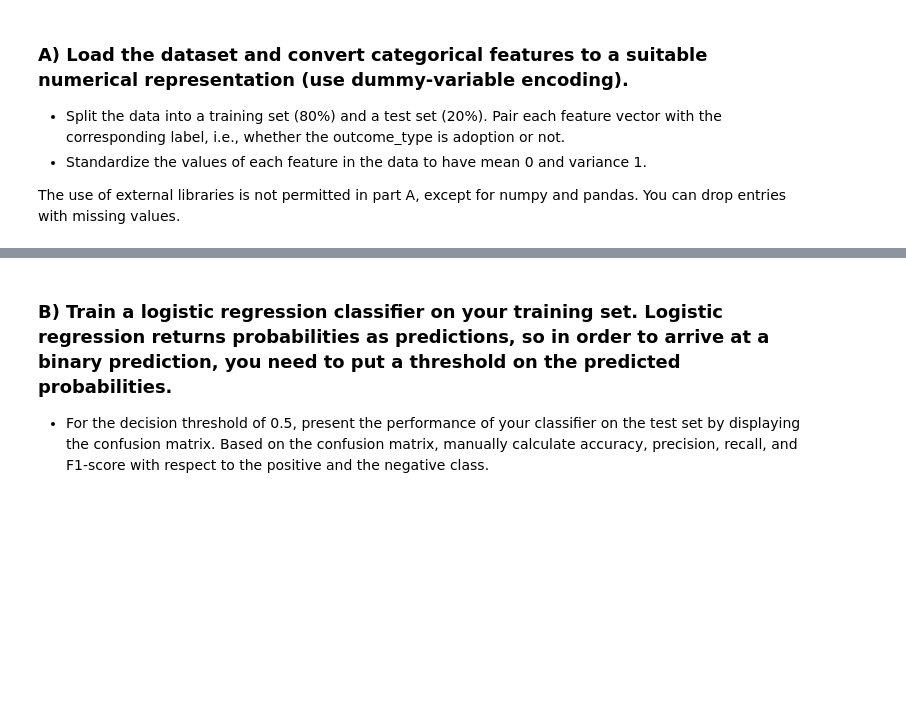
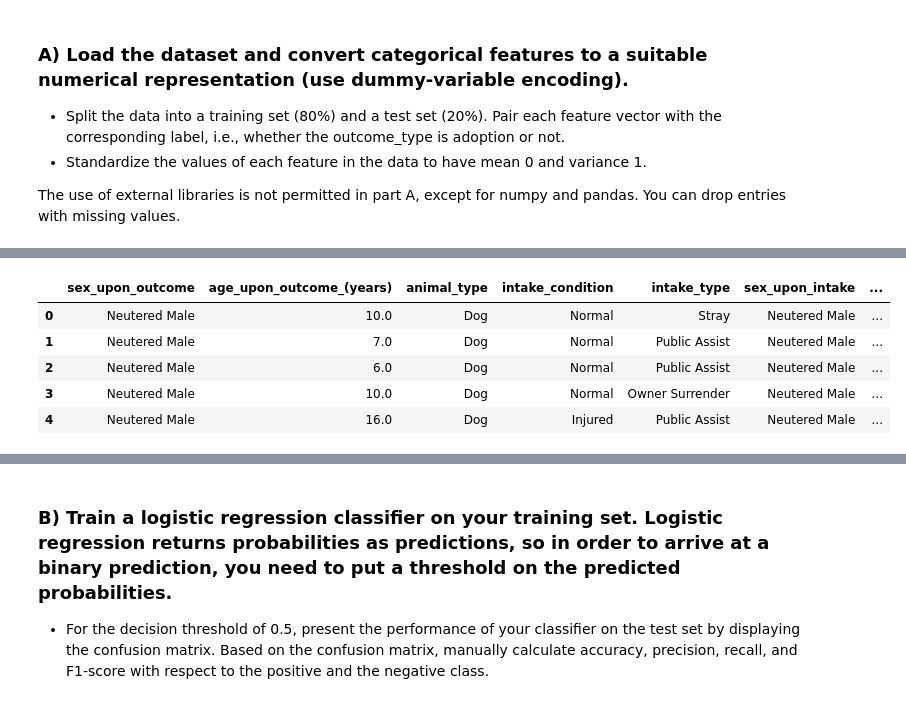
Before and after one commit to floribau/EPFL-ADA-2026, a Jupyter notebook: Exercises/07 - Learning from data - Applied machine learning/AppliedML.ipynb, the cells around one changed output, grey strips where cells are left out. Saved outputs shown, nothing was run; the diff lists cells and outputs as text; code cells hidden in the pictures; blank space fills up the shorter version.

```diff
--- a/Exercises/07 - Learning from data - Applied machine learning/AppliedML.ipynb
+++ b/Exercises/07 - Learning from data - Applied machine learning/AppliedML.ipynb
@@ -42,0 +63,12 @@ original_data = pd.read_csv(data_folder+'aac_intakes_outcomes.csv', usecols=colu
+# %%
+mask = np.random.rand(len(data)) < 0.8
+train_data, test_data = [data[mask].reset_index(drop=True), data[~mask].reset_index(drop=True)]
+
+train_data.head()
+# %% [output]
+|  | sex_upon_outcome | age_upon_outcome_(years) | animal_type | intake_condition | intake_type | sex_upon_intake | ... |
+| 0 | Neutered Male | 10.0 | Dog | Normal | Stray | Neutered Male | ... |
+| 1 | Neutered Male | 7.0 | Dog | Normal | Public Assist | Neutered Male | ... |
+| 2 | Neutered Male | 6.0 | Dog | Normal | Public Assist | Neutered Male | ... |
+| 3 | Neutered Male | 10.0 | Dog | Normal | Owner Surrender | Neutered Male | ... |
+| 4 | Neutered Male | 16.0 | Dog | Injured | Public Assist | Neutered Male | ... |
```
Also changed, not shown: parts of 15 cells of this notebook.
